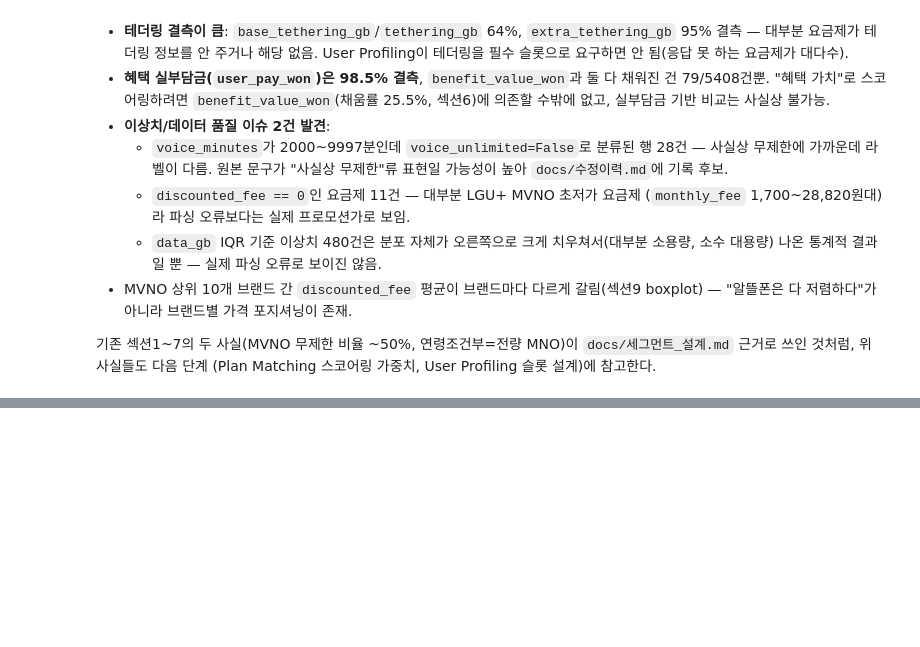
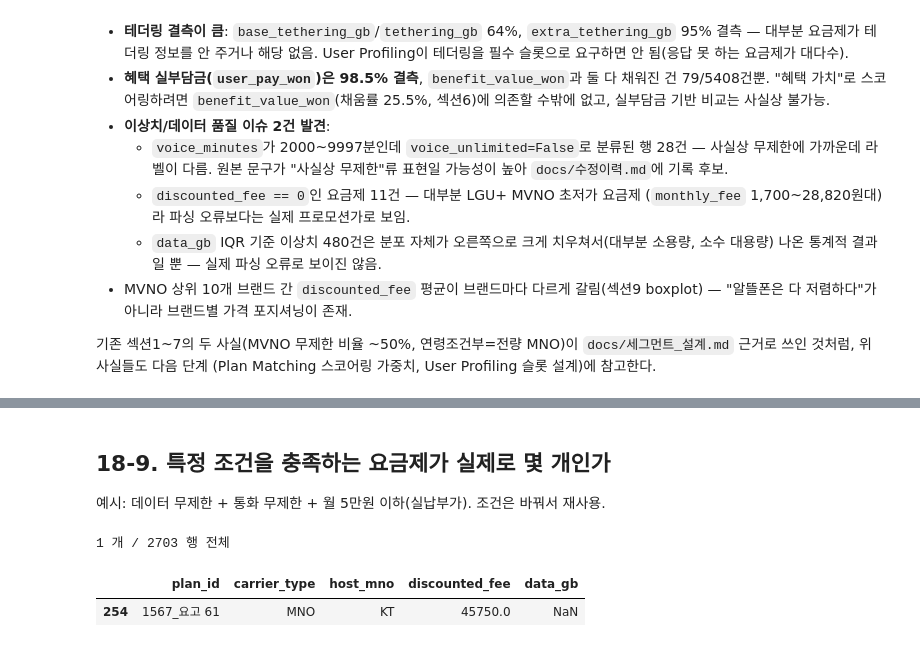
Before and after one commit to karls-seon/Asac-skB, a Jupyter notebook: notebooks/eda_plans.ipynb, the cells around one changed output, grey strips where cells are left out. Saved outputs shown, nothing was run; the diff lists cells and outputs as text; code cells hidden in the pictures; blank space fills up the shorter version.

Commit message:
feat: EDA 노트북에 요금제 시장 공급 구조 분석 섹션 추가
데이터 제공량 몰림 구간, QoS 속도 분포, 테더링-데이터 비례, 통화/문자 무제한
비율, MVNO 프로모션 인상률 등 공급자 관점 9개 질문에 답하는 섹션 18 추가.
EDA 재실행 과정에서 최신 데이터(3f9db14 KT plan_id 분할 수정 반영)로 기존
섹션 출력도 함께 갱신됨.

```diff
--- a/notebooks/eda_plans.ipynb
+++ b/notebooks/eda_plans.ipynb
@@ -645,0 +782,12 @@ plt.show()
+# %% [markdown]
+## 18-9. 특정 조건을 충족하는 요금제가 실제로 몇 개인가
+
+예시: 데이터 무제한 + 통화 무제한 + 월 5만원 이하(실납부가). 조건은 바꿔서 재사용.
+# %%
+cond = plans["data_unlimited"].fillna(False) & plans["voice_unlimited"].fillna(False) & (plans["discounted_fee"] <= 50000)
+print(cond.sum(), "개 /", len(plans), "행 전체")
+plans.loc[cond, ["plan_id", "carrier_type", "host_mno", "discounted_fee", "data_gb"]].head(10)
+# %% [output]
+1 개 / 2703 행 전체
+|  | plan_id | carrier_type | host_mno | discounted_fee | data_gb |
+| 254 | 1567_요고 61 | MNO | KT | 45750.0 | NaN |
```
Also changed, not shown: parts of 66 cells of this notebook.
